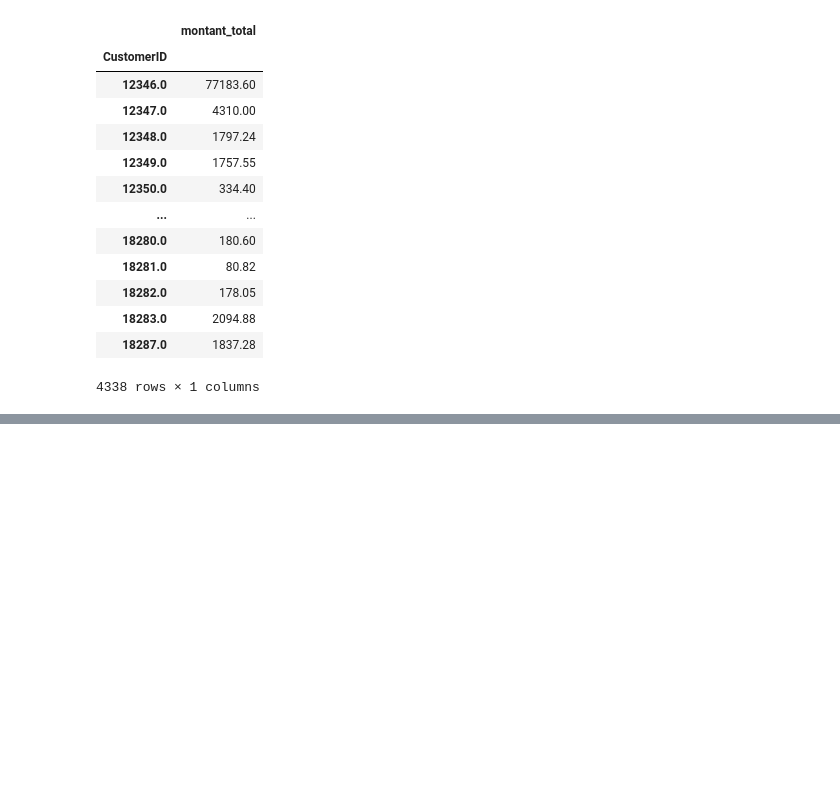
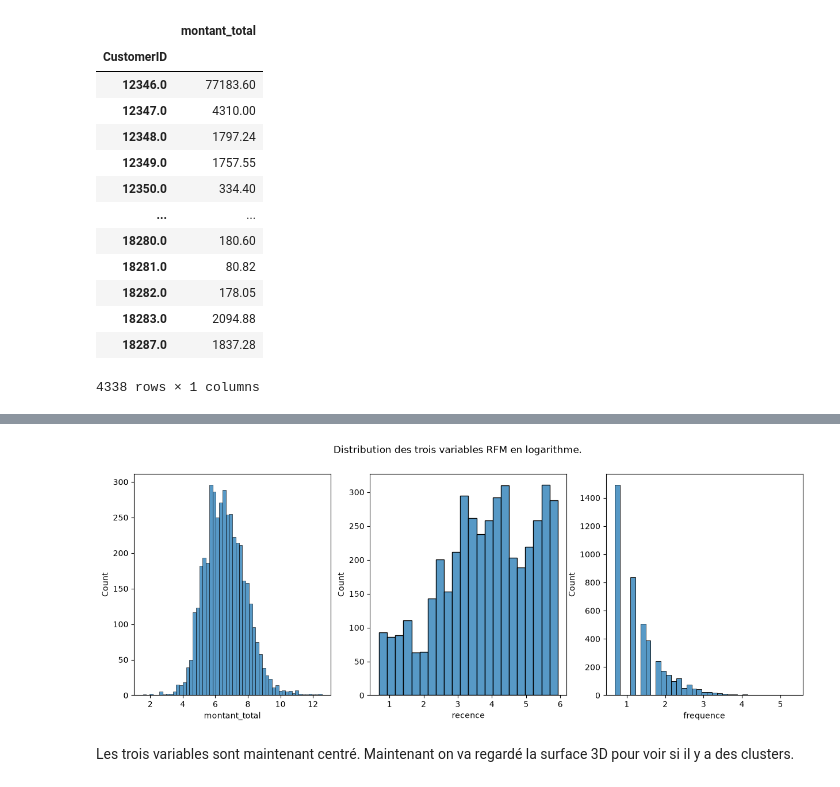
Before and after one commit to fmazur57u/Projet-Kmeans-et-spectral-clustering, a Jupyter notebook: Kmeans_spectral_clustering.ipynb, the cells around one changed output, grey strips where cells are left out. Saved outputs shown, nothing was run; the diff lists cells and outputs as text; code cells hidden in the pictures; blank space fills up the shorter version.

```diff
--- a/Kmeans_spectral_clustering.ipynb
+++ b/Kmeans_spectral_clustering.ipynb
@@ -869,0 +170,10 @@ L’association des deux sélections permet ainsi de représenter :
+# %%
+import numpy as np
+
+data_log = data.copy()
+
+
+data_log[data_log.select_dtypes(include="number").columns] = np.log1p(
+    data_log[data_log.select_dtypes(include="number").columns]
+)
+data_log
@@ -869,0 +195,12 @@ L’association des deux sélections permet ainsi de représenter :
+# %%
+fig, ax = plt.subplots(1, 3)
+fig.set_size_inches(15, 5)
+plt.suptitle("Distribution des trois variables RFM en logarithme.")
+sns.histplot(data_log, x="montant_total", ax=ax[0])
+sns.histplot(data_log, x="recence", ax=ax[1])
+sns.histplot(data_log, x="frequence", ax=ax[2])
+plt.show()
+# %% [output]
+[figure, added]
+# %% [markdown]
+Les trois variables sont maintenant centré. Maintenant on va regardé la surface 3D pour voir si il y a des clusters.
```
Also changed, not shown: parts of 53 cells of this notebook.
